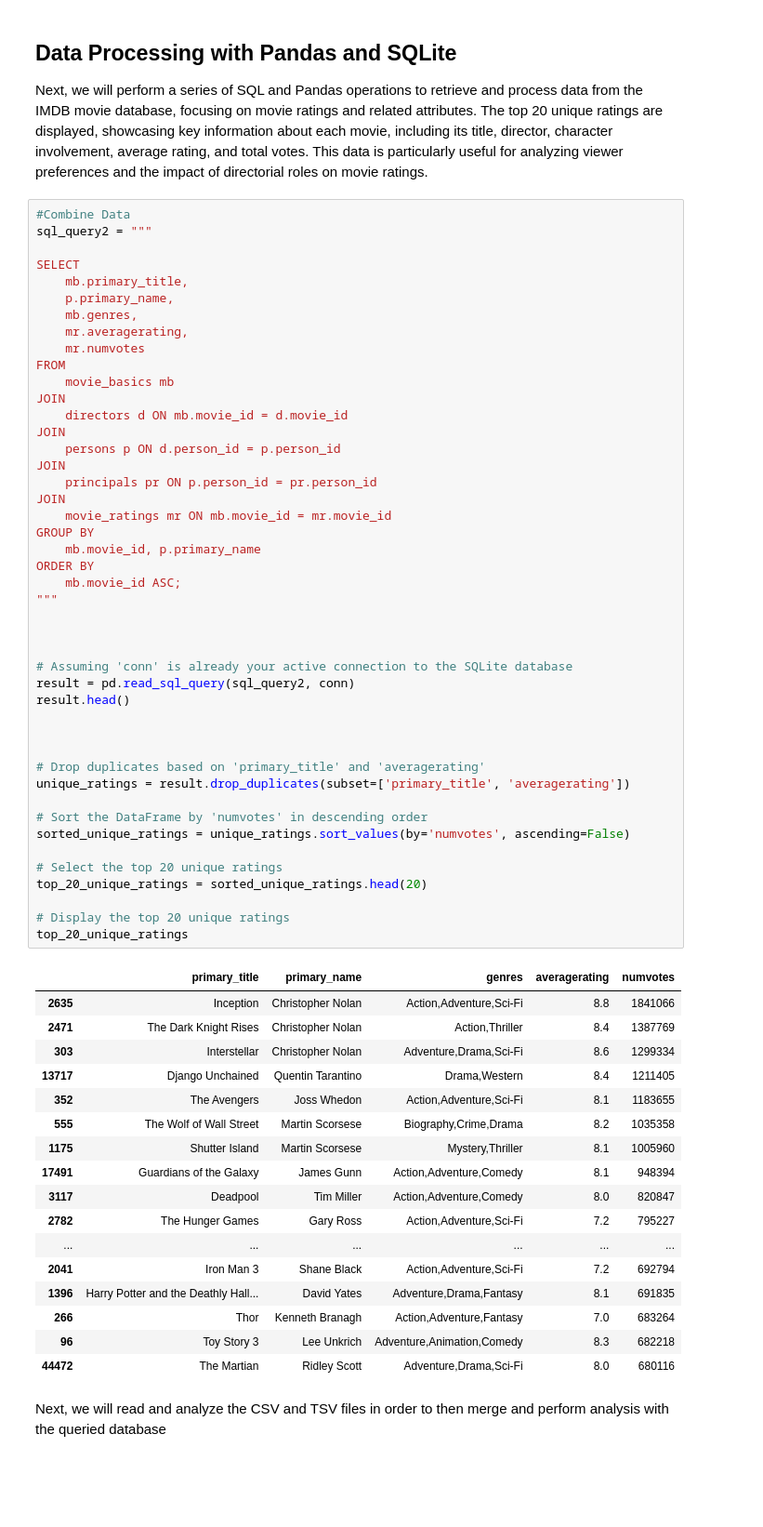
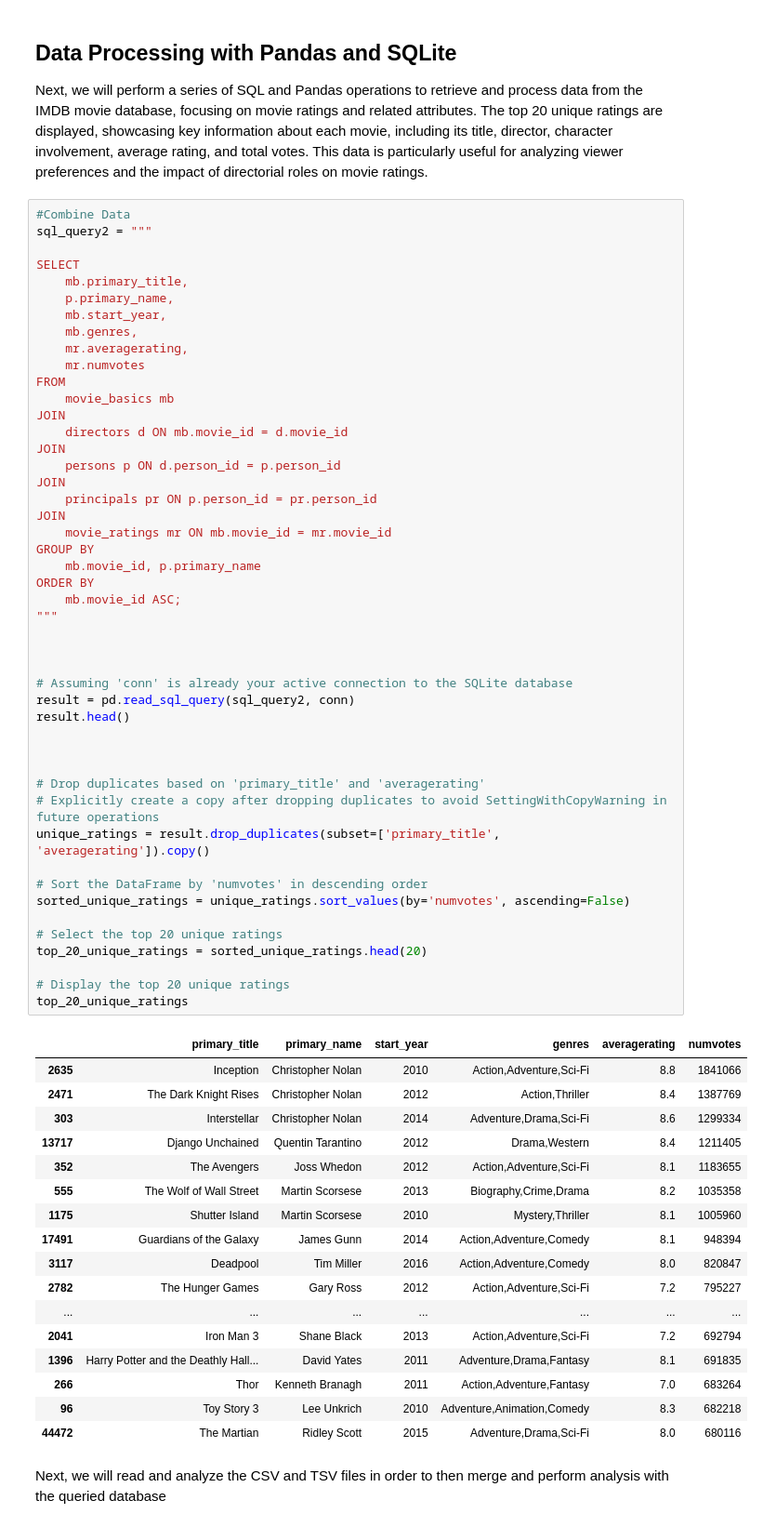
Before and after one commit to nealiyer88/dsc-phase-2-project, a Jupyter notebook: student.ipynb, the cells around one changed output. Shown: that part at 93% size. Drawn from its saved outputs; the diff is of its cells as text; blank space fills up the shorter version.

```diff
--- a/student.ipynb
+++ b/student.ipynb
@@ -102,6 +104,7 @@ sql_query2 = """
 SELECT
     mb.primary_title,
     p.primary_name,
+    mb.start_year,
     mb.genres,
     mr.averagerating,
     mr.numvotes
@@ -113,51 +116,52 @@ JOIN
     persons p ON d.person_id = p.person_id
 JOIN
     principals pr ON p.person_id = pr.person_id
 JOIN
     movie_ratings mr ON mb.movie_id = mr.movie_id
 GROUP BY
     mb.movie_id, p.primary_name
 ORDER BY
     mb.movie_id ASC;
 """
 
 
 
 # Assuming 'conn' is already your active connection to the SQLite database
 result = pd.read_sql_query(sql_query2, conn)
 result.head()
 
 
 
 # Drop duplicates based on 'primary_title' and 'averagerating'
-unique_ratings = result.drop_duplicates(subset=['primary_title', 'averagerating'])
+# Explicitly create a copy after dropping duplicates to avoid SettingWithCopyWarning in future operations
+unique_ratings = result.drop_duplicates(subset=['primary_title', 'averagerating']).copy()
 
 # Sort the DataFrame by 'numvotes' in descending order
 sorted_unique_ratings = unique_ratings.sort_values(by='numvotes', ascending=False)
 
 # Select the top 20 unique ratings
 top_20_unique_ratings = sorted_unique_ratings.head(20)
 
 # Display the top 20 unique ratings
 top_20_unique_ratings
 # %% [output]
-|  | primary_title | primary_name | genres | averagerating | numvotes |
-| 2635 | Inception | Christopher Nolan | Action,Adventure,Sci-Fi | 8.8 | 1841066 |
-| 2471 | The Dark Knight Rises | Christopher Nolan | Action,Thriller | 8.4 | 1387769 |
-| 303 | Interstellar | Christopher Nolan | Adventure,Drama,Sci-Fi | 8.6 | 1299334 |
-| 13717 | Django Unchained | Quentin Tarantino | Drama,Western | 8.4 | 1211405 |
-| 352 | The Avengers | Joss Whedon | Action,Adventure,Sci-Fi | 8.1 | 1183655 |
-| 555 | The Wolf of Wall Street | Martin Scorsese | Biography,Crime,Drama | 8.2 | 1035358 |
-| 1175 | Shutter Island | Martin Scorsese | Mystery,Thriller | 8.1 | 1005960 |
-| 17491 | Guardians of the Galaxy | James Gunn | Action,Adventure,Comedy | 8.1 | 948394 |
-| 3117 | Deadpool | Tim Miller | Action,Adventure,Comedy | 8.0 | 820847 |
-| 2782 | The Hunger Games | Gary Ross | Action,Adventure,Sci-Fi | 7.2 | 795227 |
-| ... | ... | ... | ... | ... | ... |
-| 2041 | Iron Man 3 | Shane Black | Action,Adventure,Sci-Fi | 7.2 | 692794 |
-| 1396 | Harry Potter and the Deathly Hall... | David Yates | Adventure,Drama,Fantasy | 8.1 | 691835 |
-| 266 | Thor | Kenneth Branagh | Action,Adventure,Fantasy | 7.0 | 683264 |
-| 96 | Toy Story 3 | Lee Unkrich | Adventure,Animation,Comedy | 8.3 | 682218 |
-| 44472 | The Martian | Ridley Scott | Adventure,Drama,Sci-Fi | 8.0 | 680116 |
+|  | primary_title | primary_name | start_year | genres | averagerating | numvotes |
+| 2635 | Inception | Christopher Nolan | 2010 | Action,Adventure,Sci-Fi | 8.8 | 1841066 |
+| 2471 | The Dark Knight Rises | Christopher Nolan | 2012 | Action,Thriller | 8.4 | 1387769 |
+| 303 | Interstellar | Christopher Nolan | 2014 | Adventure,Drama,Sci-Fi | 8.6 | 1299334 |
+| 13717 | Django Unchained | Quentin Tarantino | 2012 | Drama,Western | 8.4 | 1211405 |
+| 352 | The Avengers | Joss Whedon | 2012 | Action,Adventure,Sci-Fi | 8.1 | 1183655 |
+| 555 | The Wolf of Wall Street | Martin Scorsese | 2013 | Biography,Crime,Drama | 8.2 | 1035358 |
+| 1175 | Shutter Island | Martin Scorsese | 2010 | Mystery,Thriller | 8.1 | 1005960 |
+| 17491 | Guardians of the Galaxy | James Gunn | 2014 | Action,Adventure,Comedy | 8.1 | 948394 |
+| 3117 | Deadpool | Tim Miller | 2016 | Action,Adventure,Comedy | 8.0 | 820847 |
+| 2782 | The Hunger Games | Gary Ross | 2012 | Action,Adventure,Sci-Fi | 7.2 | 795227 |
+| ... | ... | ... | ... | ... | ... | ... |
+| 2041 | Iron Man 3 | Shane Black | 2013 | Action,Adventure,Sci-Fi | 7.2 | 692794 |
+| 1396 | Harry Potter and the Deathly Hall... | David Yates | 2011 | Adventure,Drama,Fantasy | 8.1 | 691835 |
+| 266 | Thor | Kenneth Branagh | 2011 | Action,Adventure,Fantasy | 7.0 | 683264 |
+| 96 | Toy Story 3 | Lee Unkrich | 2010 | Adventure,Animation,Comedy | 8.3 | 682218 |
+| 44472 | The Martian | Ridley Scott | 2015 | Adventure,Drama,Sci-Fi | 8.0 | 680116 |
 # %% [markdown]
 Next, we will read and analyze the CSV and TSV files in order to then merge and perform analysis with the queried database
 # %%
```
Also changed, not shown: parts of 6 cells of this notebook, 1 other file.
